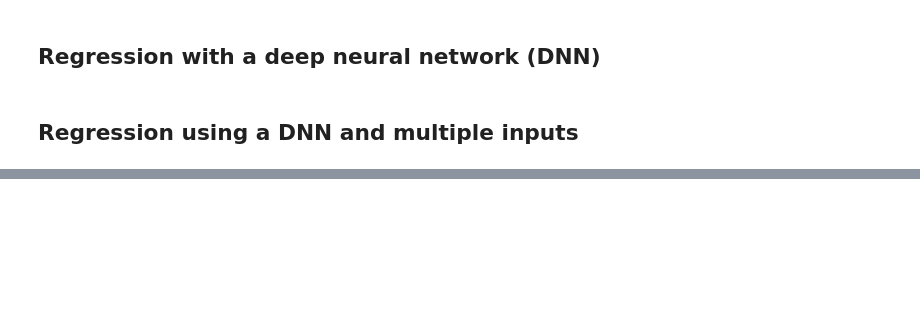
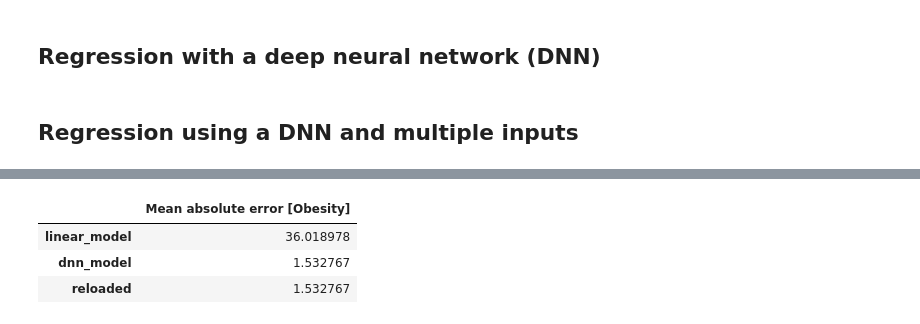
Before and after one commit to chris-yujin/UCB-Capstone-Project, a Jupyter notebook: linear_regression_models/obesity_linear_regression.ipynb, the cells around one changed output, grey strips where cells are left out. Cells and saved outputs as stored; diff of their text form; code cells hidden in the pictures; blank space fills up the shorter version.

Commit message:
adding revised linear regression

```diff
--- a/linear_regression_models/obesity_linear_regression.ipynb
+++ b/linear_regression_models/obesity_linear_regression.ipynb
@@ -68,6 +163,9 @@ linear_model.compile(
     optimizer=tf.keras.optimizers.Adam(learning_rate=0.1),
     loss='mean_absolute_error')
 # %%
+#Collecting results to save for later
+test_results = {}
+
 test_results['linear_model'] = linear_model.evaluate(
     test_features, test_labels, verbose=0)
 # %% [markdown]
@@ -127,4 +255,9 @@ reloaded = tf.keras.models.load_model('dnn_model')
 test_results['reloaded'] = reloaded.evaluate(
     test_features, test_labels, verbose=0)
 # %%
-pd.DataFrame(test_results, index=['Mean absolute error [MPG]']).T
+pd.DataFrame(test_results, index=['Mean absolute error [Obesity]']).T
+# %% [output]
+|  | Mean absolute error [Obesity] |
+| linear_model | 36.018978 |
+| dnn_model | 1.532767 |
+| reloaded | 1.532767 |
```
Also changed, not shown: parts of 20 cells of this notebook, 3 other files.
